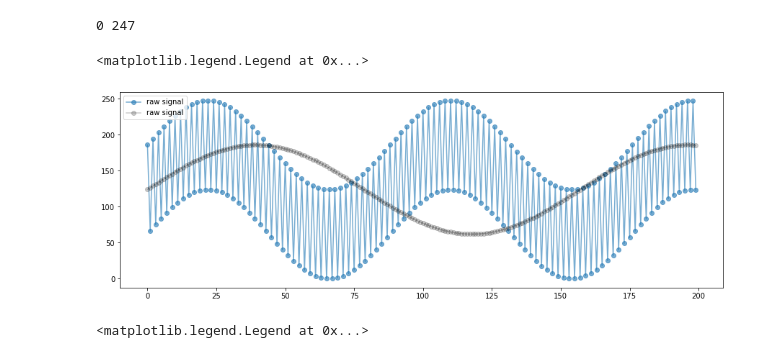
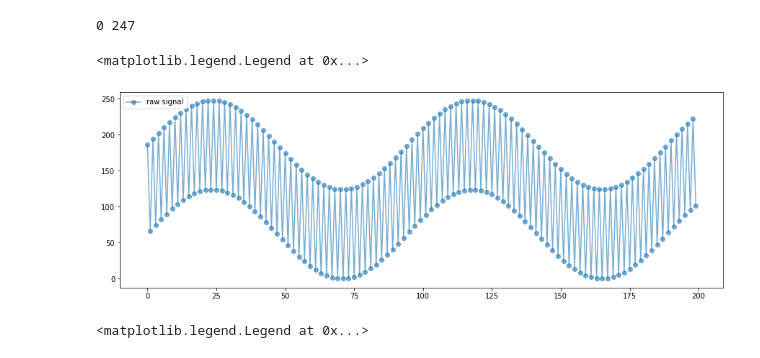
Before and after one commit to SaverioMonaco/4-Taps-FIR-Filter, a Jupyter notebook: src/analysis.ipynb, the cells around one changed output. Saved outputs shown, nothing was run; the diff lists cells and outputs as text; code cells hidden in the pictures.

Commit message:
changing signal

```diff
--- a/src/analysis.ipynb
+++ b/src/analysis.ipynb
@@ -15,7 +15,7 @@ file = open("../signal.txt", "w")
 input_sig = []
 
 for i in range(data_size):
-    sig = 62*(2+np.sin(i/16)+ noise)
+    sig = 62*(2+np.sin(i/15)+ noise)
     noise = -noise
     input_sig.append(sig.astype(int)) # we write it as an int
     file.write(str(sig.astype(int)))
@@ -29,16 +29,15 @@ print(min(input_sig),max(input_sig))
 # %%
 # Now we visualize it:
 
 t = np.arange(len(input_sig)) # array for the x coordinate, just for displaying
 
 plt.figure(figsize=(15, 5))
 
 plt.plot(t, input_sig, '-o',alpha=.6,label='raw signal')
-plt.plot(t, clean_sig, '-o',alpha=.2,label='raw signal',color='black')
 plt.legend(loc="upper left")
 # %% [output]
 <matplotlib.legend.Legend at 0x...>
-[figure, old version]
+[figure, new version]
 # %%
 # After being computed on the actual FPGA
 # %%
```
Also changed, not shown: 1 other file.
